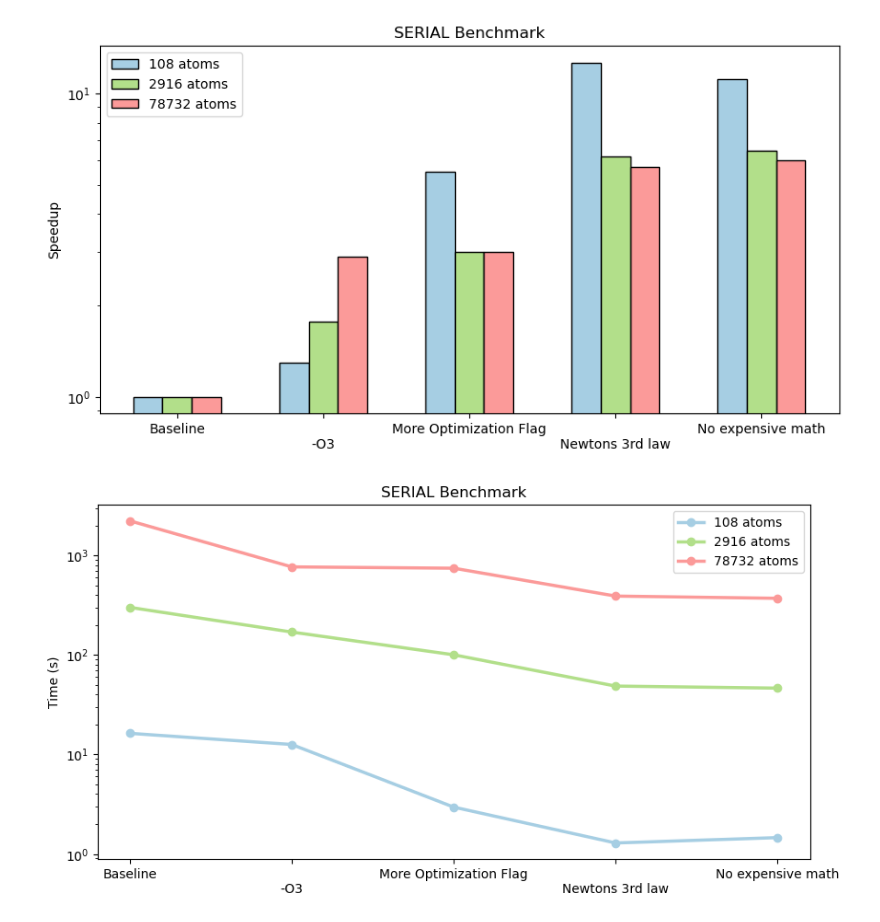
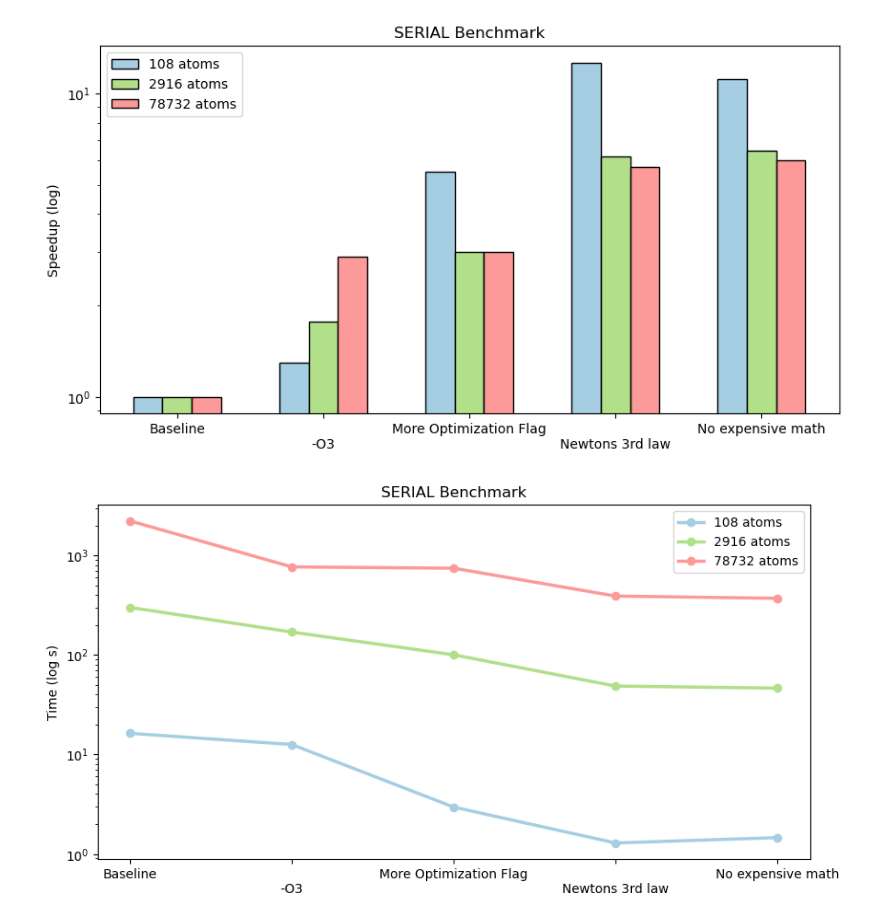
Before and after one commit to martitors/MRM_ljmd, a Jupyter notebook: Plots.ipynb, the cells around one changed output. Saved outputs shown, nothing was run; the diff lists cells and outputs as text; code cells hidden in the pictures.

```diff
--- a/Plots.ipynb
+++ b/Plots.ipynb
@@ -17,39 +17,39 @@ times_78732 = [2223.907,766.217,743.296,389.974,370.301]
 bar_width = 0.2
 bar_positions1 = np.arange(len(n_opts))
 bar_positions2 = bar_positions1 + bar_width
 bar_positions3 = bar_positions2 + bar_width
 
 plt.rcParams['axes.prop_cycle'] = cycler('color', plt.get_cmap('Paired').colors[::2])
 
 plt.figure(figsize=(10,5))
 plt.ticklabel_format(style='sci', axis='y', scilimits=(0,0))
 plt.bar(bar_positions1,[times_108[0]/t for t in times_108],label = "108 atoms", width=bar_width,edgecolor = "black")
 plt.bar(bar_positions2,[times_2916[0]/t for t in times_2916],label = "2916 atoms", width=bar_width,edgecolor = "black")
 plt.bar(bar_positions3,[times_78732[0]/t for t in times_78732],label = "78732 atoms", width=bar_width,edgecolor = "black")
 plt.xticks(bar_positions2,names)
 plt.title('SERIAL Benchmark',fontsize = 12)
-plt.ylabel("Speedup")
+plt.ylabel("Speedup (log)")
 plt.yscale('log')
 plt.legend()
-plt.savefig('plots/Serial_bm_1.pdf',format='pdf')
+plt.savefig('plots/Serial_bm_1.png',format='png')
 
 
 plt.figure(figsize=(10,5))
 plt.plot(bar_positions1,times_108,'o-',label = "108 atoms",linewidth=2.5)
 plt.plot(bar_positions1,times_2916,'o-',label = "2916 atoms",linewidth=2.5)
 plt.plot(bar_positions1,times_78732,'o-',label = "78732 atoms",linewidth=2.5)
 plt.xticks(bar_positions1,names)
 plt.title('SERIAL Benchmark',fontsize = 12)
-plt.ylabel("Time (s)")
+plt.ylabel("Time (log s)")
 plt.yscale('log')
 plt.legend()
-plt.savefig('plots/Serial_bm_2.pdf',format='pdf')
+plt.savefig('plots/Serial_bm_2.png',format='png')
 
 
 plt.show()
 # %% [output]
-[figure, old version]
+[figure, new version]
-[figure, old version]
+[figure, new version]
 # %%
 ############################## OMP PLOT ##################################
 
```
Also changed, not shown: parts of 6 cells of this notebook, 10 other files.
